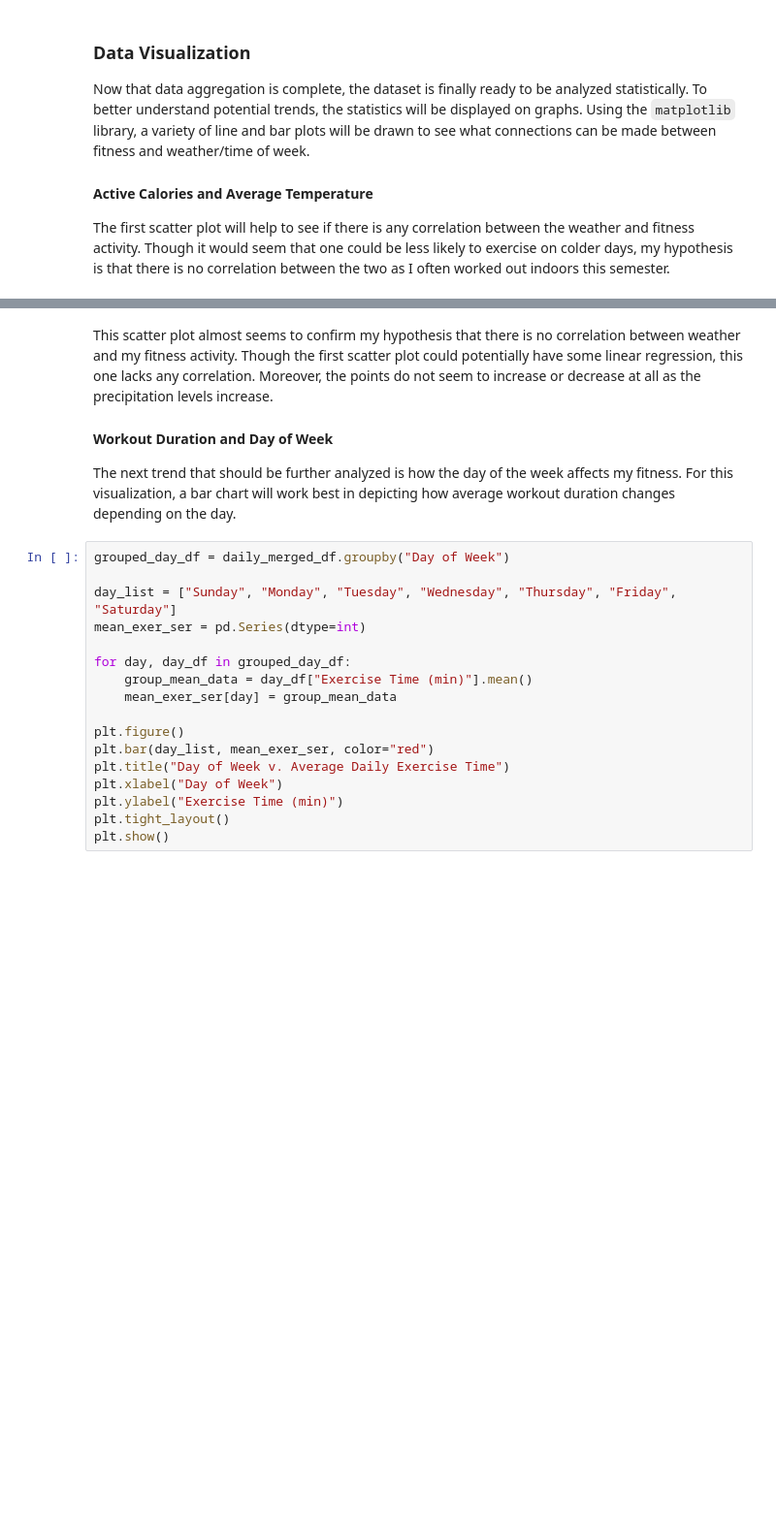
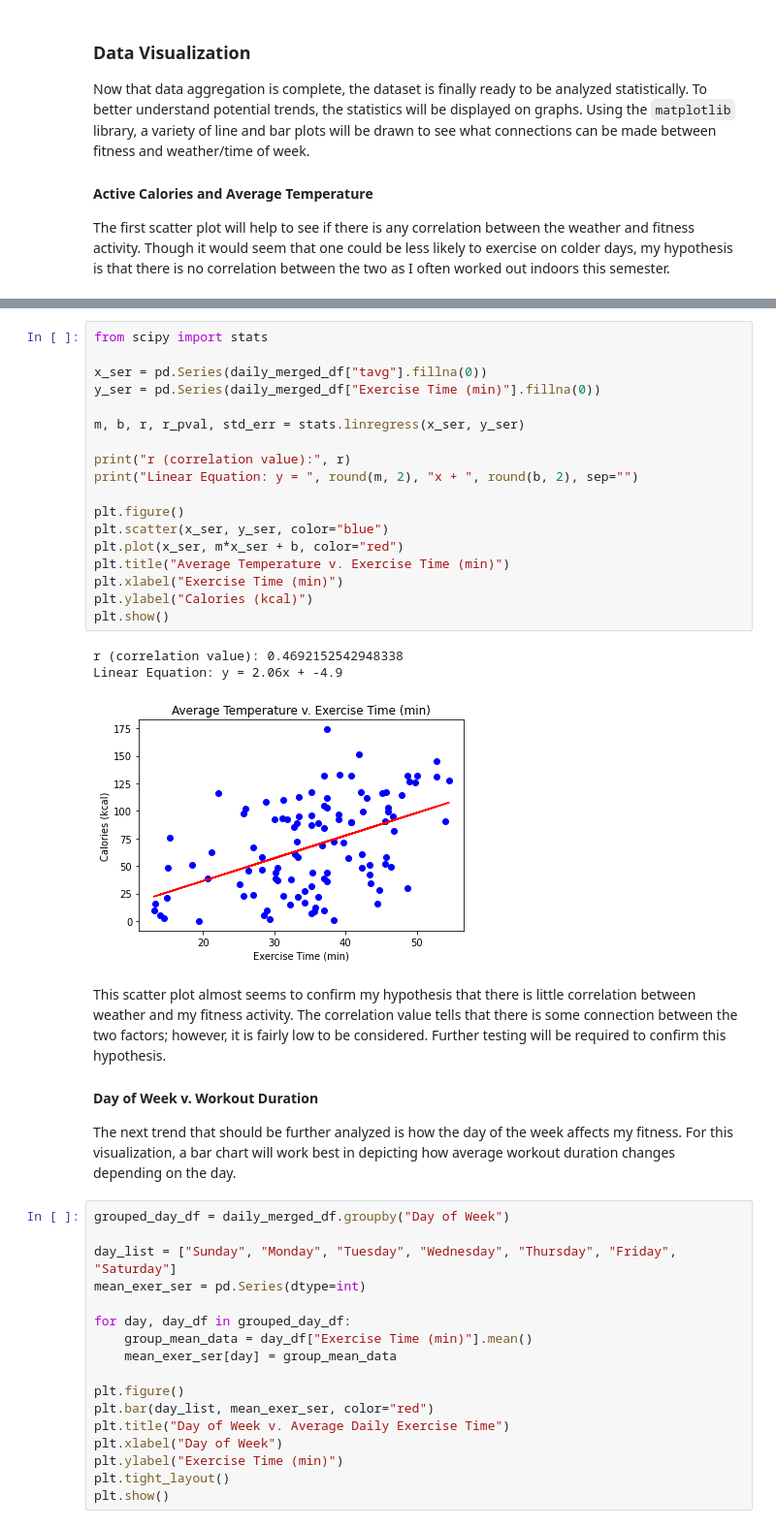
Before and after one commit to dgiacobbi/AppleFitnessEDA, a Jupyter notebook: AppleFitEDA.ipynb, the cells around one changed output, grey strips where cells are left out. Shown: that part at 97% size. Saved outputs shown, nothing was run; the diff lists cells and outputs as text; blank space fills up the shorter version.

```diff
--- a/AppleFitEDA.ipynb
+++ b/AppleFitEDA.ipynb
@@ -382,7 +388,29 @@ plt.show()
+# %%
+from scipy import stats
+
+x_ser = pd.Series(daily_merged_df["tavg"].fillna(0))
+y_ser = pd.Series(daily_merged_df["Exercise Time (min)"].fillna(0))
+
+m, b, r, r_pval, std_err = stats.linregress(x_ser, y_ser)
+
+print("r (correlation value):", r)
+print("Linear Equation: y = ", round(m, 2), "x + ", round(b, 2), sep="")
+
+plt.figure()
+plt.scatter(x_ser, y_ser, color="blue")
+plt.plot(x_ser, m*x_ser + b, color="red")
+plt.title("Average Temperature v. Exercise Time (min)")
+plt.xlabel("Exercise Time (min)")
+plt.ylabel("Calories (kcal)")
+plt.show()
+# %% [output]
+r (correlation value): 0.4692152542948338
+Linear Equation: y = 2.06x + -4.9
+[figure, added]
 # %% [markdown]
-This scatter plot almost seems to confirm my hypothesis that there is no correlation between weather and my fitness activity. Though the first scatter plot could potentially have some linear regression, this one lacks any correlation. Moreover, the points do not seem to increase or decrease at all as the precipitation levels increase.
+This scatter plot almost seems to confirm my hypothesis that there is little correlation between weather and my fitness activity. The correlation value tells that there is some connection between the two factors; however, it is fairly low to be considered. Further testing will be required to confirm this hypothesis.
 
-#### Workout Duration and Day of Week
+#### Day of Week v. Workout Duration
 
 The next trend that should be further analyzed is how the day of the week affects my fitness. For this visualization, a bar chart will work best in depicting how average workout duration changes depending on the day.
 # %%
```
Also changed, not shown: parts of 12 cells of this notebook.
